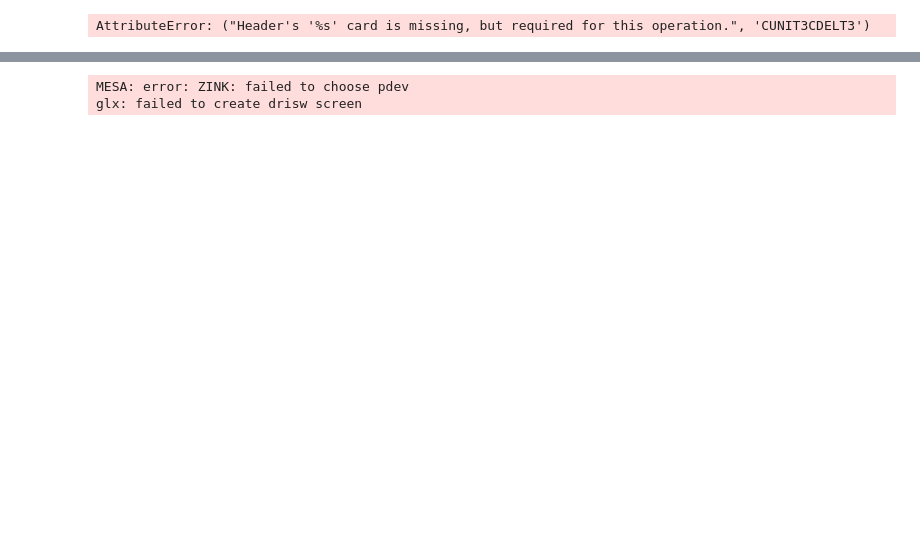
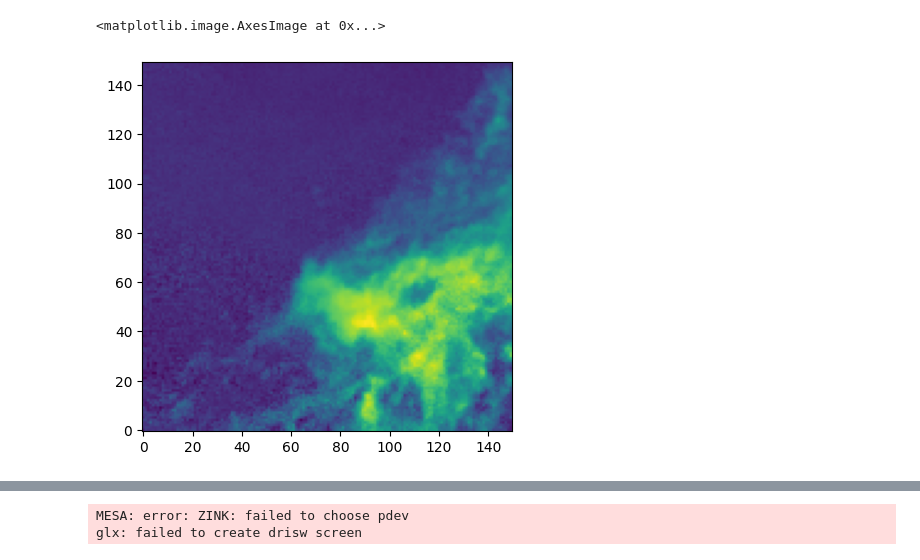
Before and after one commit to Astrovisio/data-experiments, a Jupyter notebook: test_fits2hdf.ipynb, the cells around one changed output, grey strips where cells are left out. Drawn from its saved outputs; the diff is of its cells as text; code cells hidden in the pictures; blank space fills up the shorter version.

```diff
--- a/test_fits2hdf.ipynb
+++ b/test_fits2hdf.ipynb
@@ -58,4 +41,8 @@ cube = SpectralCube.read(".data/other_data/ngc2403_fixed.fits")
-# %%
-hypercube.
-# %% [output]
-AttributeError: ("Header's '%s' card is missing, but required for this operation.", 'CUNIT3CDELT3')
+# %%
+cube = SpectralCube.read(fits_path)
+moment = cube[:].moment(order=1)
+# %%
+plt.imshow(moment.hdu.data, origin="lower")
+# %% [output]
+<matplotlib.image.AxesImage at 0x...>
+[figure, added]
```
Also changed, not shown: parts of 8 cells of this notebook, 1 other file.
